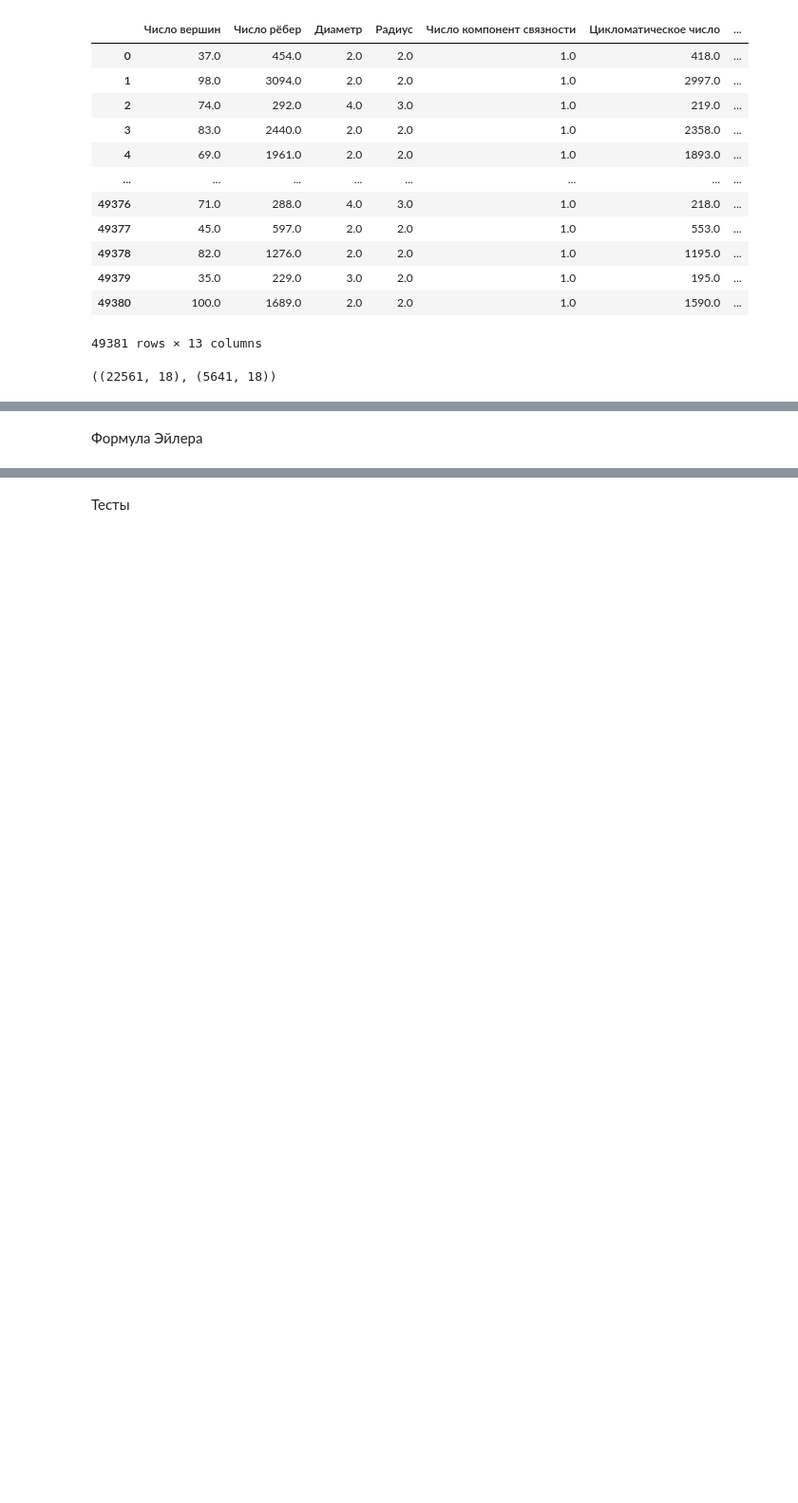
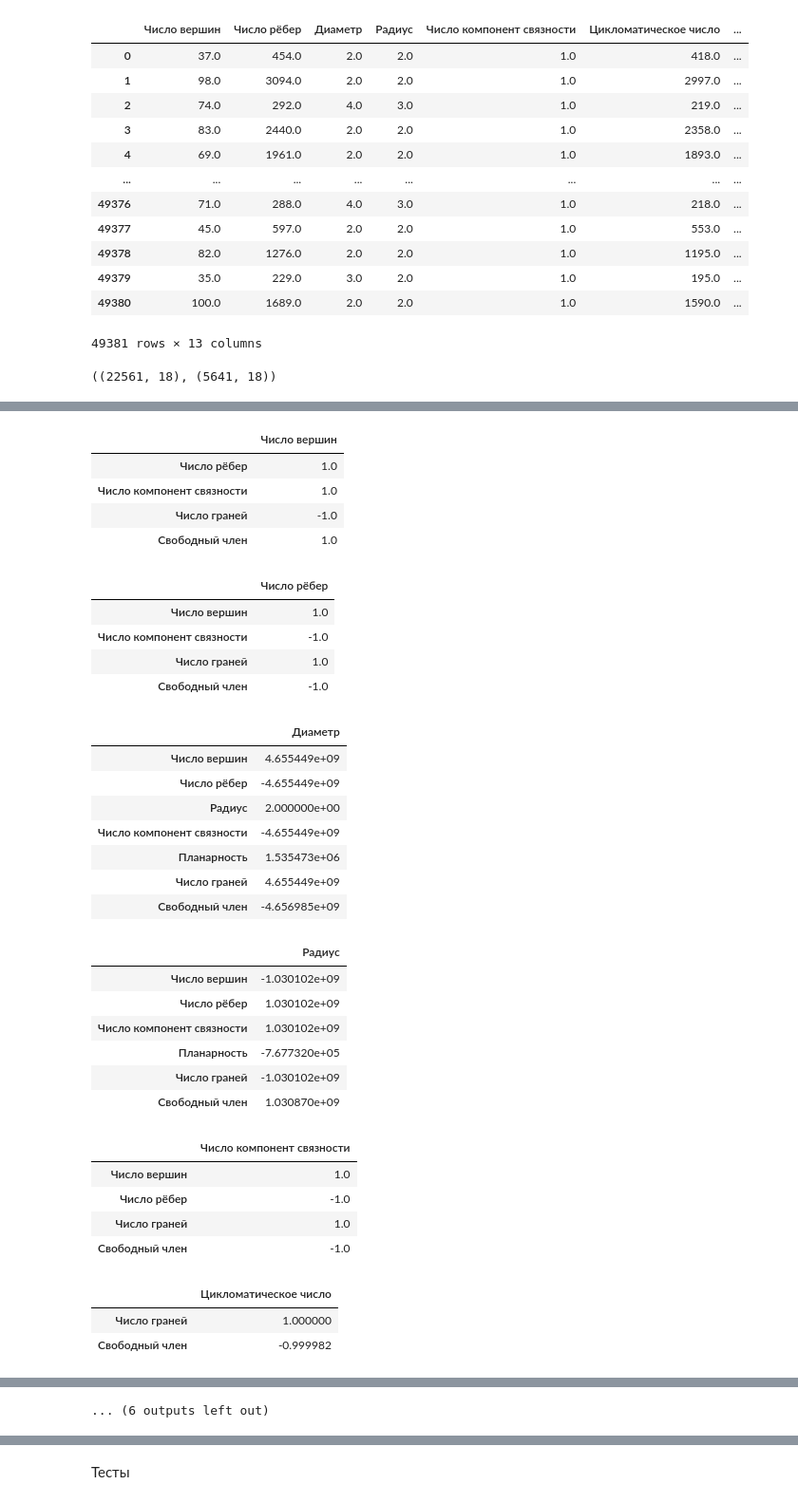
Before and after one commit to Fel1-of/wise-task-research, a Jupyter notebook: main.ipynb, the cells around one changed output, grey strips where cells are left out. Shown at 95% size. Drawn from its saved outputs; the diff is of its cells as text; code cells hidden in the pictures; blank space fills up the shorter version.

```diff
--- a/main.ipynb
+++ b/main.ipynb
@@ -690,2 +728,64 @@ for i in range(18):
-# %% [markdown]
-Формула Эйлера
+# %%
+# Создаем пустой DataFrame для хранения весов линейных моделей
+linear_models_weights = pd.DataFrame()
+
+# Цикл для обучения линейных моделей для каждого признака
+for i in range(18):
+    # Выбираем текущий признак
+    col = labels[i]
+
+    # Удаляем текущий признак и "Цикломатическое число" из тренировочного набора данных
+    X_train = train.drop([col, "Цикломатическое число"], axis=1)
+
+    # Создаем и обучаем линейную модель
+    model = LinearRegression(fit_intercept=True)
+    model.fit(X_train, train[col])
+
+    # Создаем DataFrame с весами текущей модели
+    indices = X_train.columns
+    indices = indices.append(pd.Index(["Свободный член"]))
+    present = pd.DataFrame(
+        [*model.coef_.round(), model.intercept_], index=indices, columns=[col])
+
+    # Добавляем веса текущей модели в общий DataFrame
+    linear_models_weights = (
+        present.T.reindex(columns=[*labels, "Свободный член"])
+        if linear_models_weights.empty
+        else pd.concat([linear_models_weights, present.T]))
+
+    # Выводим ненулевые веса текущей модели
+    display(present[present[col] != 0])
+# %% [output]
+|  | Число вершин |
+| Число рёбер | 1.0 |
+| Число компонент связности | 1.0 |
+| Число граней | -1.0 |
+| Свободный член | 1.0 |
+|  | Число рёбер |
+| Число вершин | 1.0 |
+| Число компонент связности | -1.0 |
+| Число граней | 1.0 |
+| Свободный член | -1.0 |
+|  | Диаметр |
+| Число вершин | 4.655449e+09 |
+| Число рёбер | -4.655449e+09 |
+| Радиус | 2.000000e+00 |
+| Число компонент связности | -4.655449e+09 |
+| Планарность | 1.535473e+06 |
+| Число граней | 4.655449e+09 |
+| Свободный член | -4.656985e+09 |
+|  | Радиус |
+| Число вершин | -1.030102e+09 |
+| Число рёбер | 1.030102e+09 |
+| Число компонент связности | 1.030102e+09 |
+| Планарность | -7.677320e+05 |
+| Число граней | -1.030102e+09 |
+| Свободный член | 1.030870e+09 |
+|  | Число компонент связности |
+| Число вершин | 1.0 |
+| Число рёбер | -1.0 |
+| Число граней | 1.0 |
+| Свободный член | -1.0 |
+|  | Цикломатическое число |
+| Число граней | 1.000000 |
+| Свободный член | -0.999982 |
@@ -691,0 +838 @@ for i in range(18):
+... (6 outputs left out)
```
Also changed, not shown: parts of 45 cells of this notebook.
